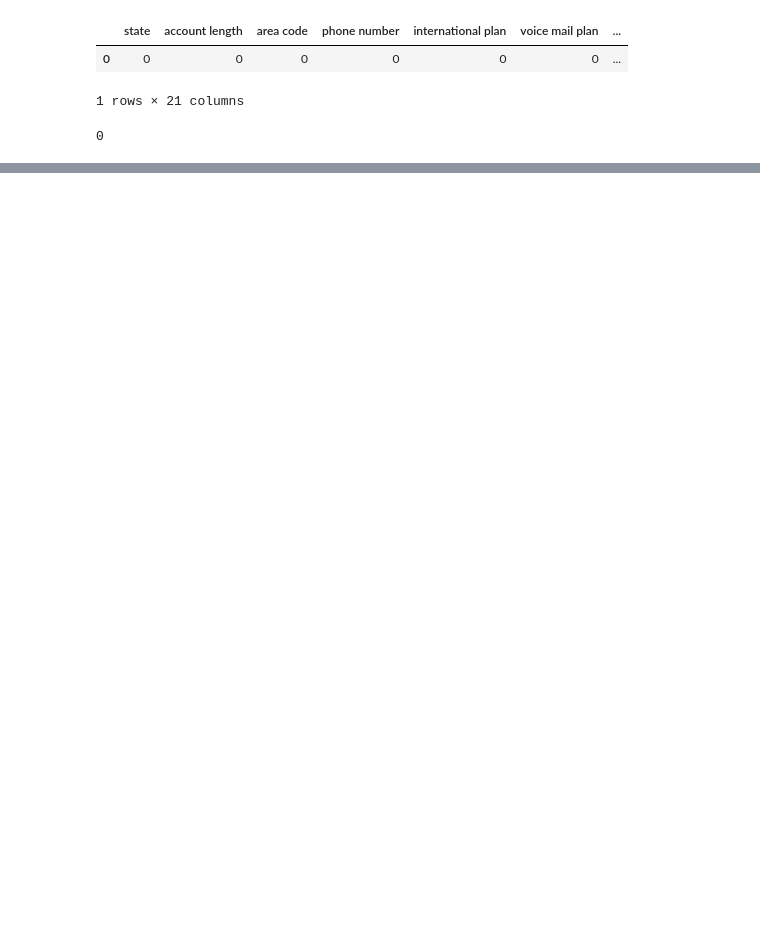
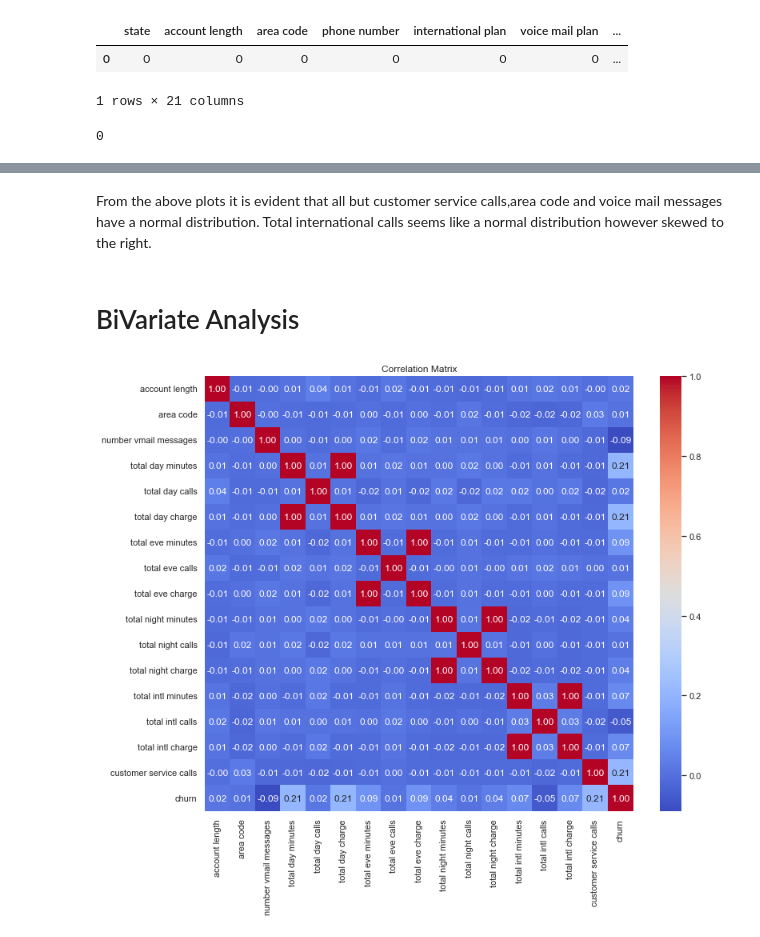
Before and after one commit to Mbachia/Tel-Customer-Churn, a Jupyter notebook: notebook.ipynb, the cells around one changed output, grey strips where cells are left out. Drawn from its saved outputs; the diff is of its cells as text; code cells hidden in the pictures; blank space fills up the shorter version.

```diff
--- a/notebook.ipynb
+++ b/notebook.ipynb
@@ -137,0 +206,11 @@ df.duplicated().sum()
+# %% [markdown]
+From the above plots it is evident that all but customer service calls,area code and voice mail messages have a normal distribution. Total international calls seems like a normal distribution however skewed to the right.
+# %% [markdown]
+# BiVariate Analysis
+# %%
+plt.figure(figsize=(12, 10))
+sns.heatmap(df.corr(), annot=True, cmap='coolwarm', fmt='.2f')
+plt.title("Correlation Matrix")
+plt.show()
+# %% [output]
+[figure, added]
```
Also changed, not shown: parts of 20 cells of this notebook.
